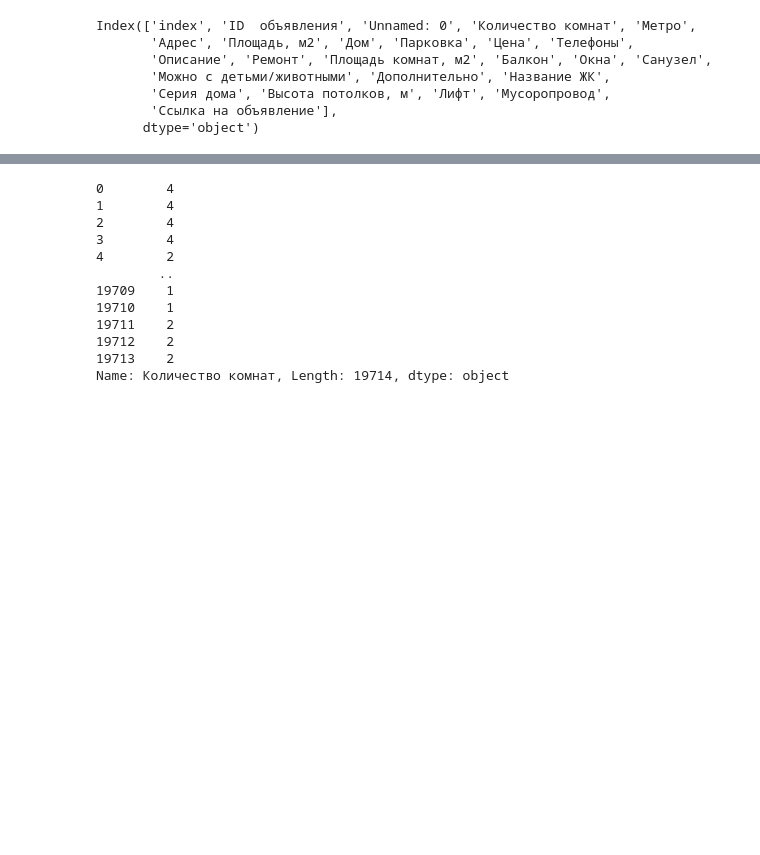
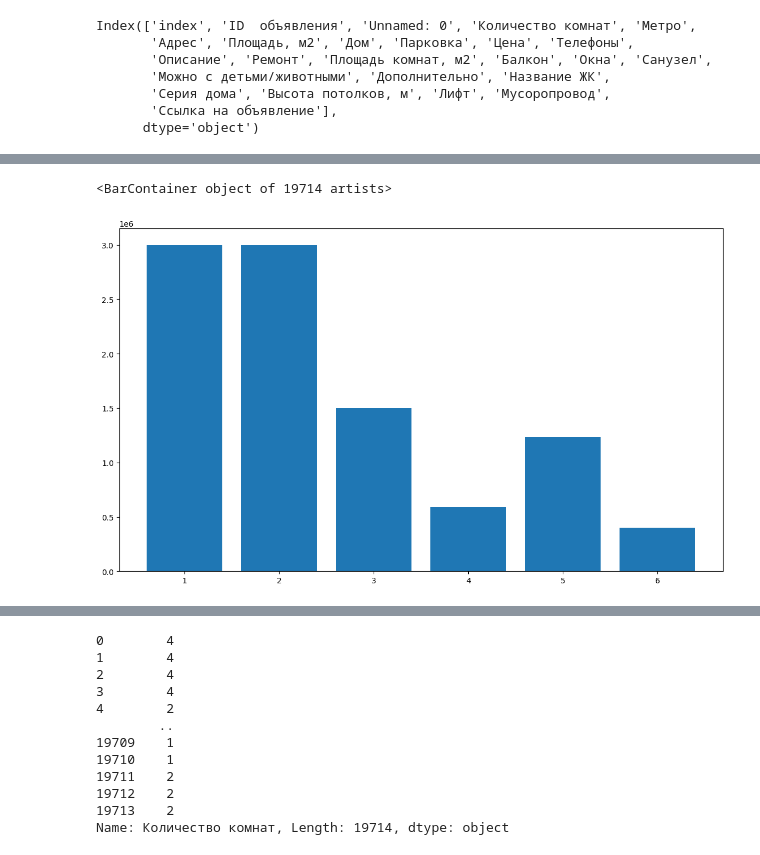
Before and after one commit to romnatall/real_estate_EDA, a Jupyter notebook: EDA.ipynb, the cells around one changed output, grey strips where cells are left out. Saved outputs shown, nothing was run; the diff lists cells and outputs as text; code cells hidden in the pictures; blank space fills up the shorter version.

```diff
--- a/EDA.ipynb
+++ b/EDA.ipynb
@@ -33,12 +33,22 @@ def get_col_room(data):
 def get_price(data):
     return data['Цена'].astype(str).apply(lambda x: float(dataparser.splbac(x,'руб./')[0]))
 
+def get_area_lamb(s):
+    if '/'in s:
+        return float(dataparser.splbac(s,'/')[0])
+    else:
+        return float(s)
+
 def get_area(data):
+    return data['Площадь, м2'].astype(str).apply(get_area_lamb)
 
 
+def get_metro(data):
+    return data['Метро'].astype(str).apply(lambda x: dataparser.splfb(x,))
 
 
 cdata=pd.DataFrame()
-cdata['col_rooms']=getcolroom(data)
-cdata['price']=getprice(data)
+cdata['col_rooms']=get_col_room(data)
+cdata['price']=get_price(data)
+cdata['full_area']=get_area(data)
 cdata
@@ -44,0 +85,9 @@ cdata
+# %%
+import matplotlib.pyplot as plt
+
+
+fig, ax = plt.subplots(figsize=(14,8))
+plt.bar(cdata['col_rooms'].sort_values(), cdata['price'])
+# %% [output]
+<BarContainer object of 19714 artists>
+[figure, added]
```
Also changed, not shown: parts of 5 cells of this notebook, 1 other file.
